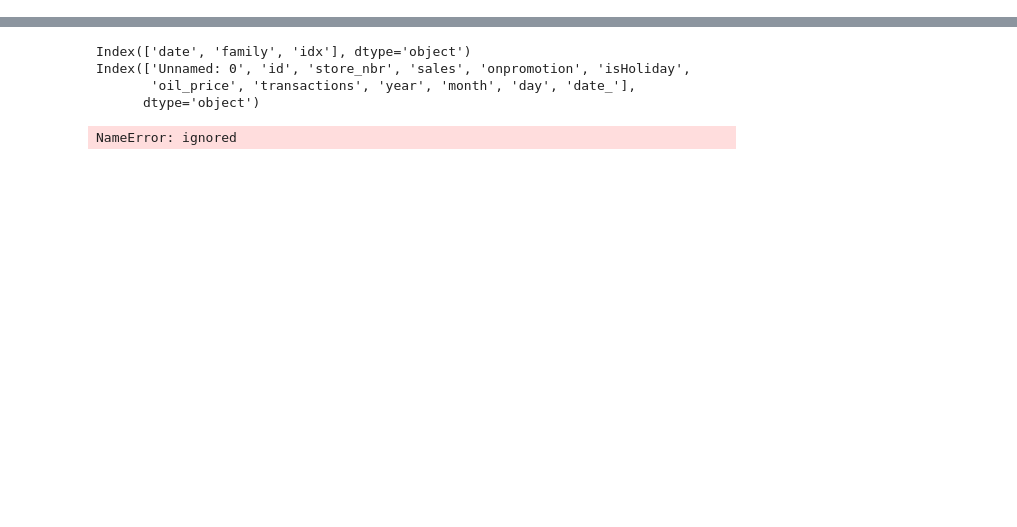
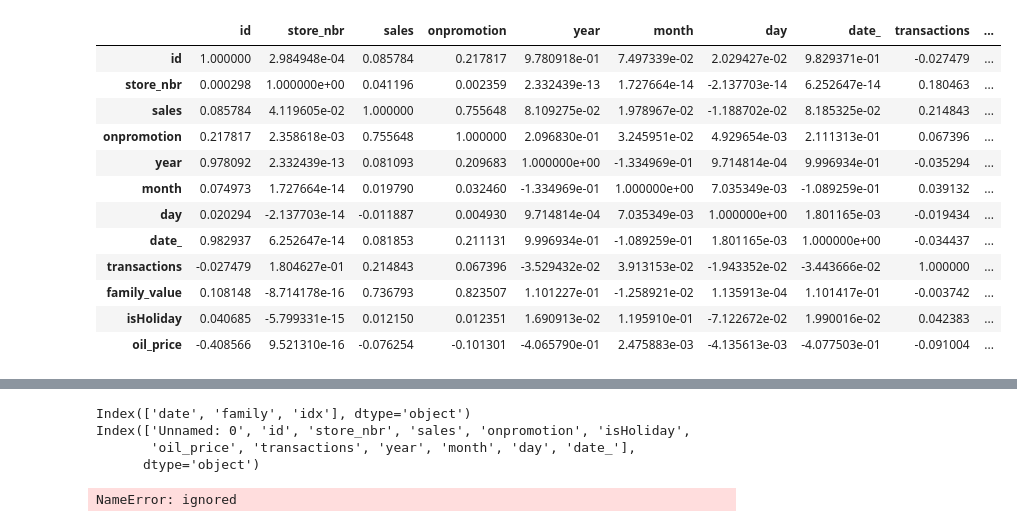
Before and after one commit to dlsdnjs96/Machine_Learning, a Jupyter notebook: StoreSales.ipynb, the cells around one changed output, grey strips where cells are left out. Cells and saved outputs as stored; diff of their text form; code cells hidden in the pictures; blank space fills up the shorter version.

```diff
--- a/StoreSales.ipynb
+++ b/StoreSales.ipynb
@@ -58,3 +204,21 @@ all_data = pd.concat([train, test], sort=False)
+# %%
+cormat = all_data.corr()
+cormat = cormat.index[abs(cormat['sales']) > 0]
+all_data[cormat].corr()
+# %% [output]
+|  | id | store_nbr | sales | onpromotion | year | month | day | date_ | transactions | ... |
+| id | 1.000000 | 2.984948e-04 | 0.085784 | 0.217817 | 9.780918e-01 | 7.497339e-02 | 2.029427e-02 | 9.829371e-01 | -0.027479 | ... |
+| store_nbr | 0.000298 | 1.000000e+00 | 0.041196 | 0.002359 | 2.332439e-13 | 1.727664e-14 | -2.137703e-14 | 6.252647e-14 | 0.180463 | ... |
+| sales | 0.085784 | 4.119605e-02 | 1.000000 | 0.755648 | 8.109275e-02 | 1.978967e-02 | -1.188702e-02 | 8.185325e-02 | 0.214843 | ... |
+| onpromotion | 0.217817 | 2.358618e-03 | 0.755648 | 1.000000 | 2.096830e-01 | 3.245951e-02 | 4.929654e-03 | 2.111313e-01 | 0.067396 | ... |
+| year | 0.978092 | 2.332439e-13 | 0.081093 | 0.209683 | 1.000000e+00 | -1.334969e-01 | 9.714814e-04 | 9.996934e-01 | -0.035294 | ... |
+| month | 0.074973 | 1.727664e-14 | 0.019790 | 0.032460 | -1.334969e-01 | 1.000000e+00 | 7.035349e-03 | -1.089259e-01 | 0.039132 | ... |
+| day | 0.020294 | -2.137703e-14 | -0.011887 | 0.004930 | 9.714814e-04 | 7.035349e-03 | 1.000000e+00 | 1.801165e-03 | -0.019434 | ... |
+| date_ | 0.982937 | 6.252647e-14 | 0.081853 | 0.211131 | 9.996934e-01 | -1.089259e-01 | 1.801165e-03 | 1.000000e+00 | -0.034437 | ... |
+| transactions | -0.027479 | 1.804627e-01 | 0.214843 | 0.067396 | -3.529432e-02 | 3.913153e-02 | -1.943352e-02 | -3.443666e-02 | 1.000000 | ... |
+| family_value | 0.108148 | -8.714178e-16 | 0.736793 | 0.823507 | 1.101227e-01 | -1.258921e-02 | 1.135913e-04 | 1.101417e-01 | -0.003742 | ... |
+| isHoliday | 0.040685 | -5.799331e-15 | 0.012150 | 0.012351 | 1.690913e-02 | 1.195910e-01 | -7.122672e-02 | 1.990016e-02 | 0.042383 | ... |
+| oil_price | -0.408566 | 9.521310e-16 | -0.076254 | -0.101301 | -4.065790e-01 | 2.475883e-03 | -4.135613e-03 | -4.077503e-01 | -0.091004 | ... |
 # %%
 all_data.head()
 # %% [output]
```
Also changed, not shown: parts of 41 cells of this notebook.
